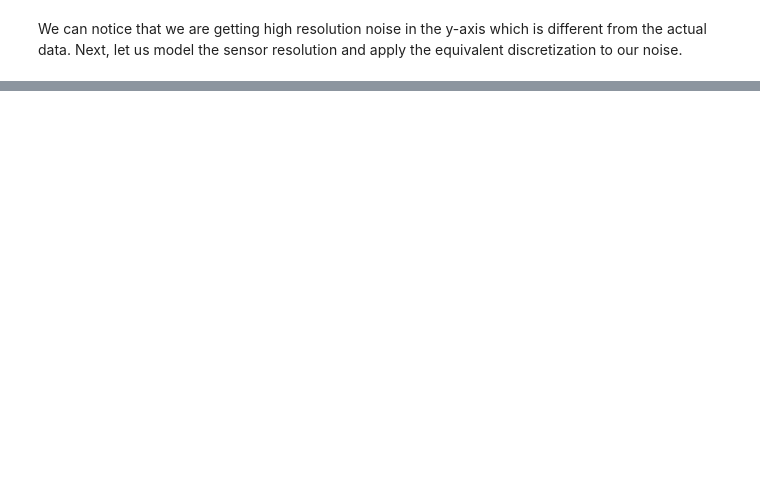
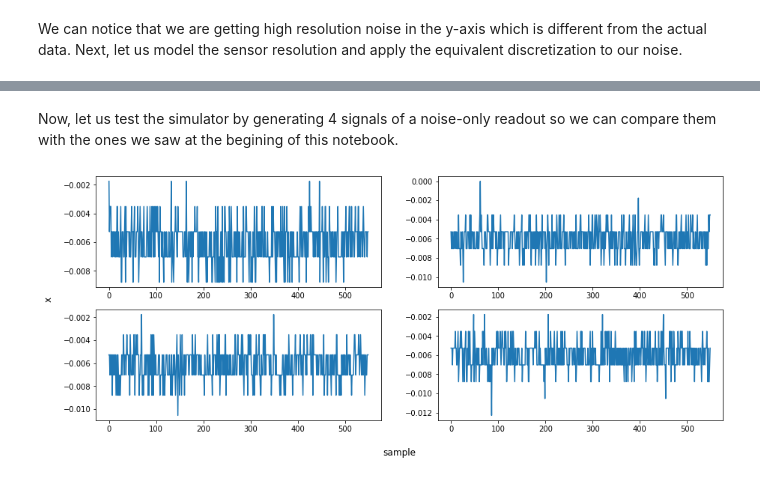
Before and after one commit to gvieralopez/pmt_simulator, a Jupyter notebook: pmt_simulator.ipynb, the cells around one changed output, grey strips where cells are left out. Saved outputs shown, nothing was run; the diff lists cells and outputs as text; code cells hidden in the pictures; blank space fills up the shorter version.

```diff
--- a/pmt_simulator.ipynb
+++ b/pmt_simulator.ipynb
@@ -164,0 +173,7 @@ We can notice that we are getting high resolution noise in the y-axis which is d
+# %%
+DT = [np.ediff1d(t) for t in T]
+all_dt = np.hstack(DT)
+
+time_resolution = all_dt.mean()
+std_dt = all_dt.std()
+print(f'The time resolution is {time_resolution}, with a standard deviation of {std_dt}')
@@ -164,0 +231,33 @@ We can notice that we are getting high resolution noise in the y-axis which is d
+# %%
+def read_pmt(num_samples):
+
+    # Simulate sampling time using uniform sampling
+    time_array = np.arange(0, time_resolution * num_samples, time_resolution)
+
+    # simulate signal array with the sensor noise
+    signal_array = noise(num_samples)
+
+    # simulate the discretization of the sensor
+    signal_array = signal_array / signal_resolution
+    signal_array = np.rint(signal_array) * signal_resolution
+
+    return time_array, signal_array
+# %% [markdown]
+Now, let us test the simulator by generating 4 signals of a noise-only readout so we can compare them with the ones we saw at the begining of this notebook.
+# %%
+total_samples = 550
+signals = []
+
+for i in range(4):
+    t, s = read_pmt(total_samples)
+    signals.append(s)
+
+fig = plt.figure(figsize=(15,6))
+for i, x_ in enumerate(signals):
+    plt.subplot(2, 2, i + 1)
+    plt.plot(x_)
+fig.supxlabel('sample')
+fig.supylabel('x', x=.06)
+plt.show()
+# %% [output]
+[figure, added]
```
Also changed, not shown: parts of 13 cells of this notebook.
